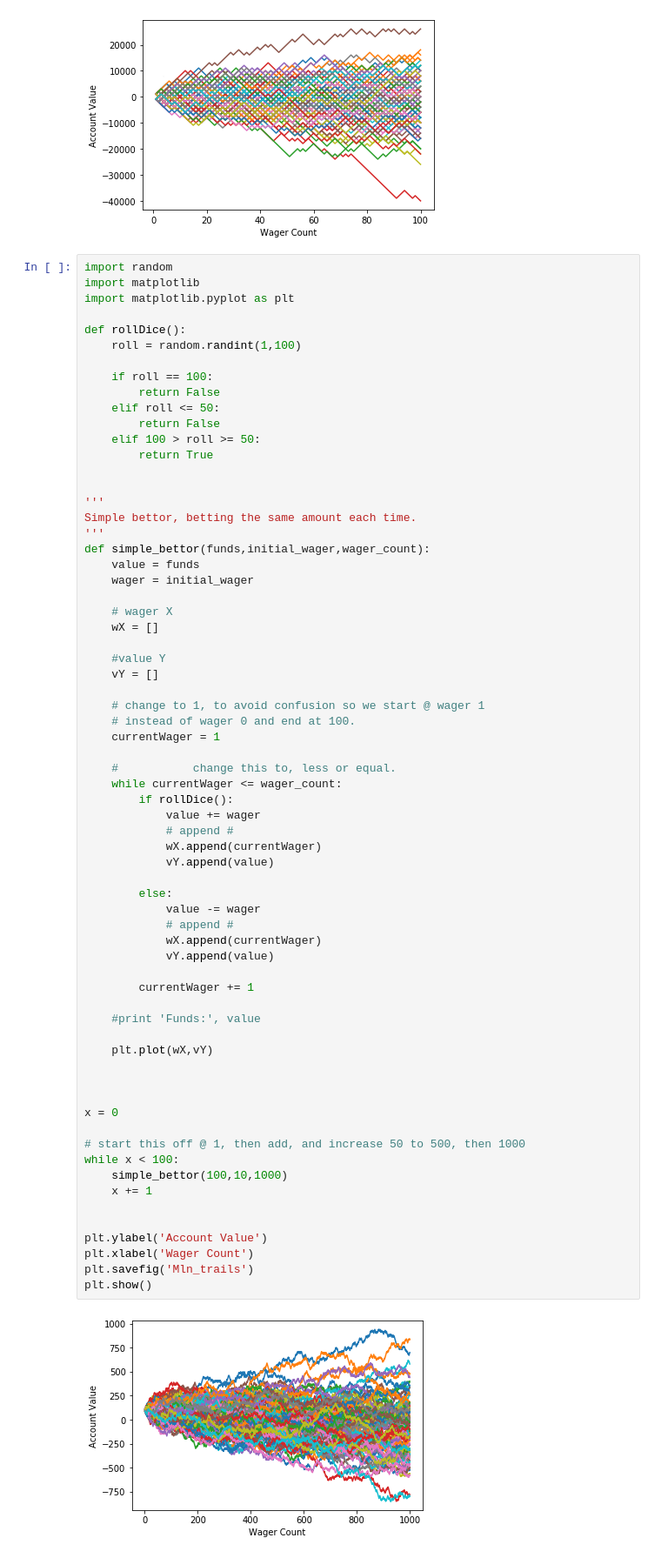
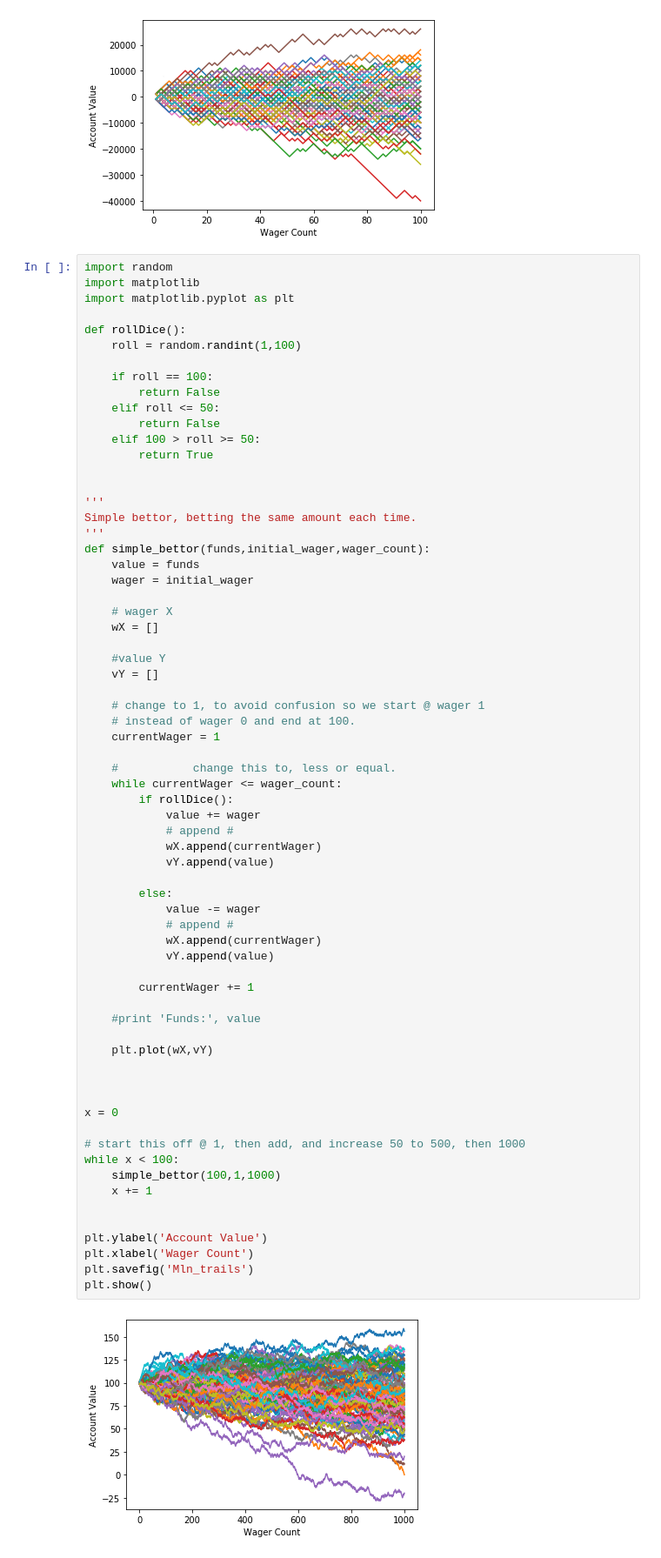
Before and after one commit to Wetpaint3/Blogs, a Jupyter notebook: Monte_Carlo_Simulations2.ipynb, the cells around one changed output. Shown at 87% size. Saved outputs shown, nothing was run; the diff lists cells and outputs as text.

```diff
--- a/Monte_Carlo_Simulations2.ipynb
+++ b/Monte_Carlo_Simulations2.ipynb
@@ -611,32 +611,32 @@ def simple_bettor(funds,initial_wager,wager_count):
             # append #
             wX.append(currentWager)
             vY.append(value)
 
         else:
             value -= wager
             # append #
             wX.append(currentWager)
             vY.append(value)
 
         currentWager += 1
 
     #print 'Funds:', value
 
     plt.plot(wX,vY)
 
 
 
 x = 0
 
 # start this off @ 1, then add, and increase 50 to 500, then 1000
 while x < 100:
-    simple_bettor(100,10,1000)
+    simple_bettor(100,1,1000)
     x += 1
 
 
 plt.ylabel('Account Value')
 plt.xlabel('Wager Count')
 plt.savefig('Mln_trails')
 plt.show()
 # %% [output]
-[figure, old version]
+[figure, new version]
```
